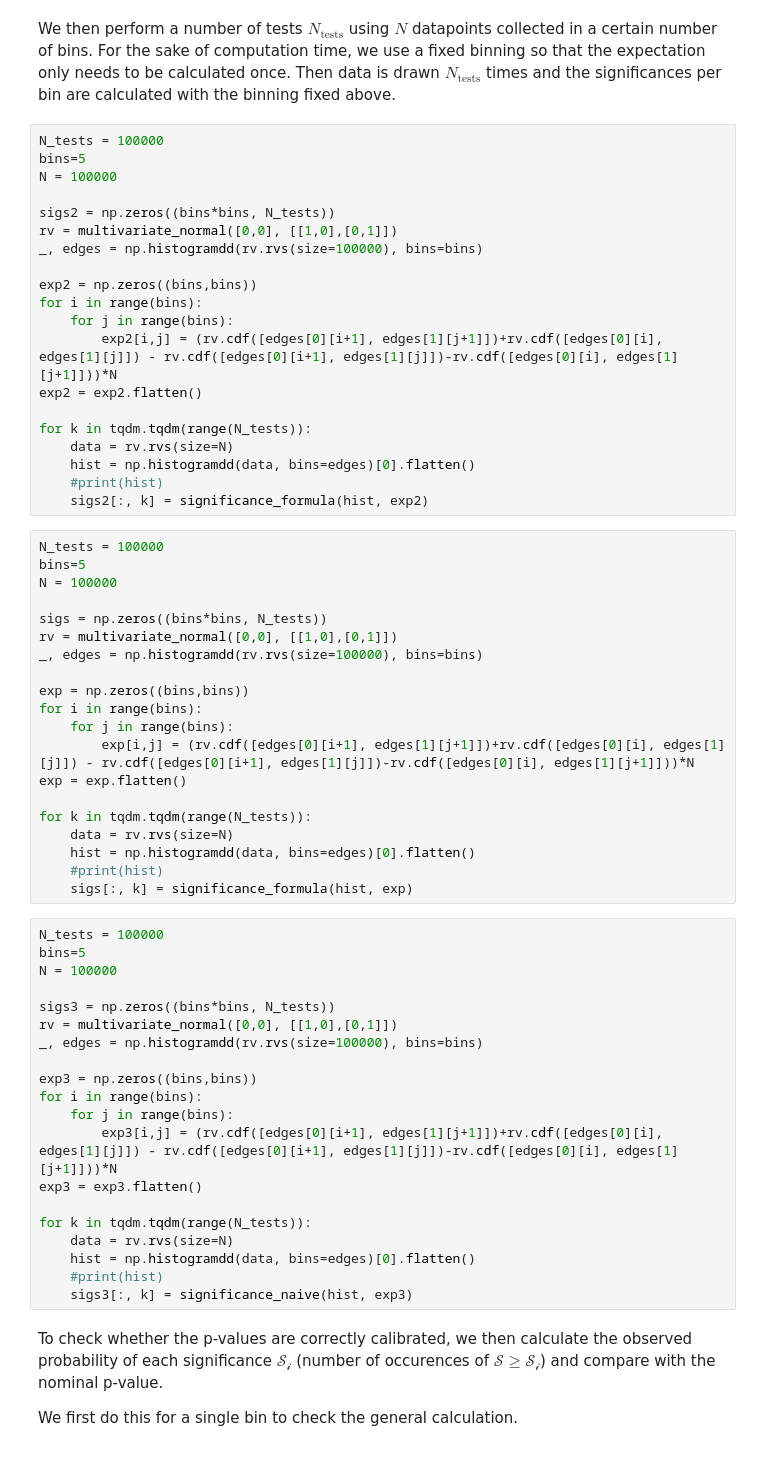
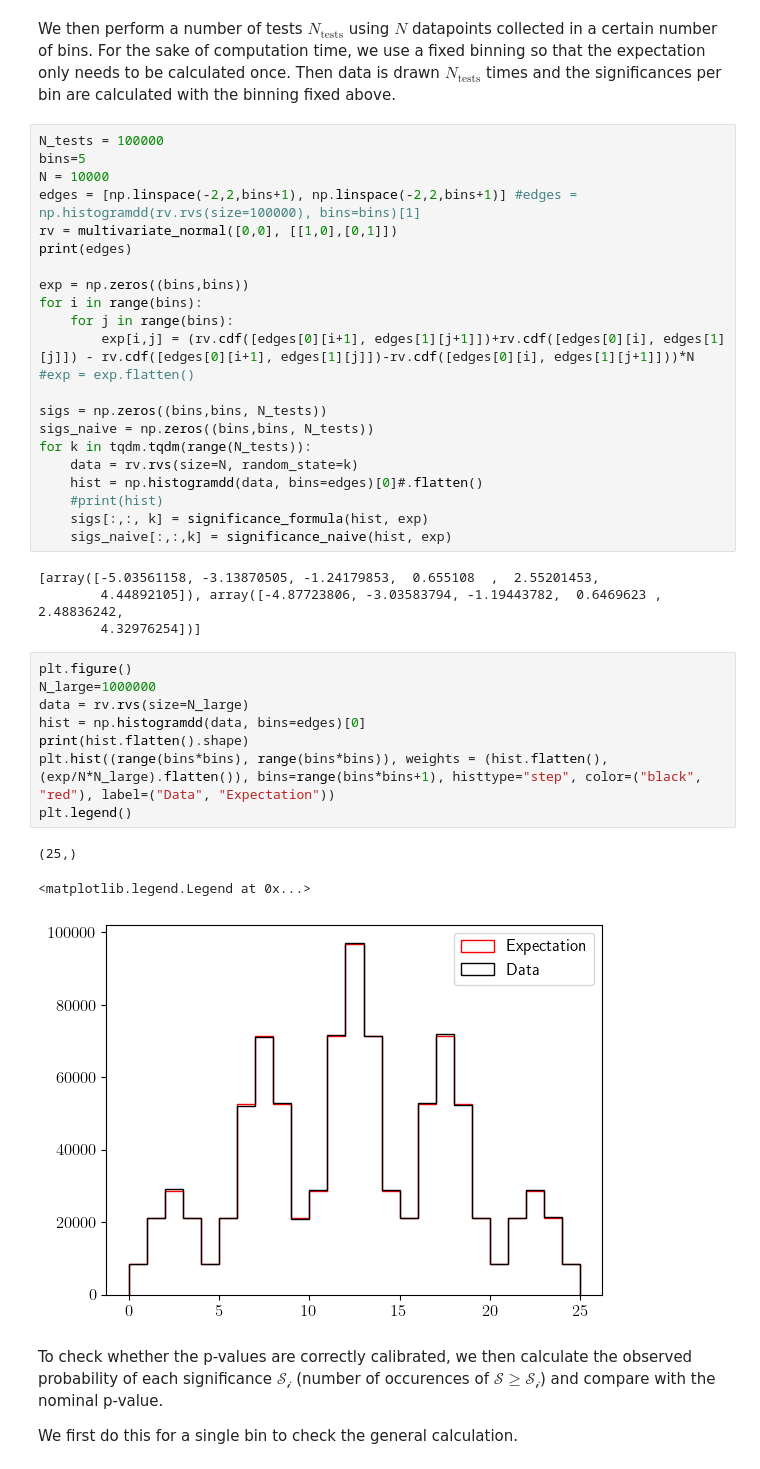
Before and after one commit to mariehein/look_everywhere_in_AD, a Jupyter notebook: binned_distributions.ipynb, the cells around one changed output. Saved outputs shown, nothing was run; the diff lists cells and outputs as text.

```diff
--- a/binned_distributions.ipynb
+++ b/binned_distributions.ipynb
@@ -64,63 +64,41 @@ We then perform a number of tests $N_\text{tests}$ using $N$ datapoints collecte
 # %%
 N_tests = 100000
 bins=5
-N = 100000
+N = 10000
+edges = [np.linspace(-2,2,bins+1), np.linspace(-2,2,bins+1)] #edges = np.histogramdd(rv.rvs(size=100000), bins=bins)[1]
+rv = multivariate_normal([0,0], [[1,0],[0,1]])
+print(edges)
 
-sigs2 = np.zeros((bins*bins, N_tests))
-rv = multivariate_normal([0,0], [[1,0],[0,1]])
-_, edges = np.histogramdd(rv.rvs(size=100000), bins=bins)
-
-exp2 = np.zeros((bins,bins))
+exp = np.zeros((bins,bins))
 for i in range(bins):
     for j in range(bins):
-        exp2[i,j] = (rv.cdf([edges[0][i+1], edges[1][j+1]])+rv.cdf([edges[0][i], edges[1][j]]) - rv.cdf([edges[0][i+1], edges[1][j]])-rv.cdf([edges[0][i], edges[1][j+1]]))*N
-exp2 = exp2.flatten()
+        exp[i,j] = (rv.cdf([edges[0][i+1], edges[1][j+1]])+rv.cdf([edges[0][i], edges[1][j]]) - rv.cdf([edges[0][i+1], edges[1][j]])-rv.cdf([edges[0][i], edges[1][j+1]]))*N
+#exp = exp.flatten()
 
+sigs = np.zeros((bins,bins, N_tests))
+sigs_naive = np.zeros((bins,bins, N_tests))
 for k in tqdm.tqdm(range(N_tests)):
-    data = rv.rvs(size=N)
-    hist = np.histogramdd(data, bins=edges)[0].flatten()
+    data = rv.rvs(size=N, random_state=k)
+    hist = np.histogramdd(data, bins=edges)[0]#.flatten()
     #print(hist)
-    sigs2[:, k] = significance_formula(hist, exp2)
+    sigs[:,:, k] = significance_formula(hist, exp)
+    sigs_naive[:,:,k] = significance_naive(hist, exp)
+# %% [output]
+[array([-5.03561158, -3.13870505, -1.24179853,  0.655108  ,  2.55201453,
+        4.44892105]), array([-4.87723806, -3.03583794, -1.19443782,  0.6469623 ,  2.48836242,
+        4.32976254])]
-# %%
-N_tests = 100000
-bins=5
-N = 100000
-
-sigs = np.zeros((bins*bins, N_tests))
-rv = multivariate_normal([0,0], [[1,0],[0,1]])
-_, edges = np.histogramdd(rv.rvs(size=100000), bins=bins)
-
-exp = np.zeros((bins,bins))
-for i in range(bins):
-    for j in range(bins):
-        exp[i,j] = (rv.cdf([edges[0][i+1], edges[1][j+1]])+rv.cdf([edges[0][i], edges[1][j]]) - rv.cdf([edges[0][i+1], edges[1][j]])-rv.cdf([edges[0][i], edges[1][j+1]]))*N
-exp = exp.flatten()
-
-for k in tqdm.tqdm(range(N_tests)):
-    data = rv.rvs(size=N)
-    hist = np.histogramdd(data, bins=edges)[0].flatten()
-    #print(hist)
-    sigs[:, k] = significance_formula(hist, exp)
-# %%
-N_tests = 100000
-bins=5
-N = 100000
-
-sigs3 = np.zeros((bins*bins, N_tests))
-rv = multivariate_normal([0,0], [[1,0],[0,1]])
-_, edges = np.histogramdd(rv.rvs(size=100000), bins=bins)
-
-exp3 = np.zeros((bins,bins))
-for i in range(bins):
-    for j in range(bins):
-        exp3[i,j] = (rv.cdf([edges[0][i+1], edges[1][j+1]])+rv.cdf([edges[0][i], edges[1][j]]) - rv.cdf([edges[0][i+1], edges[1][j]])-rv.cdf([edges[0][i], edges[1][j+1]]))*N
-exp3 = exp3.flatten()
-
-for k in tqdm.tqdm(range(N_tests)):
-    data = rv.rvs(size=N)
-    hist = np.histogramdd(data, bins=edges)[0].flatten()
-    #print(hist)
-    sigs3[:, k] = significance_naive(hist, exp3)
+# %%
+plt.figure()
+N_large=1000000
+data = rv.rvs(size=N_large)
+hist = np.histogramdd(data, bins=edges)[0]
+print(hist.flatten().shape)
+plt.hist((range(bins*bins), range(bins*bins)), weights = (hist.flatten(), (exp/N*N_large).flatten()), bins=range(bins*bins+1), histtype="step", color=("black", "red"), label=("Data", "Expectation"))
+plt.legend()
+# %% [output]
+(25,)
+<matplotlib.legend.Legend at 0x...>
+[figure, added]
 # %% [markdown]
 To check whether the p-values are correctly calibrated, we then calculate the observed probability of each significance $\mathcal{S_i}$ (number of occurences of $\mathcal{S}\ge\mathcal{S_i}$) and compare with the nominal p-value.
 
```
Also changed, not shown: parts of 8 cells of this notebook.
